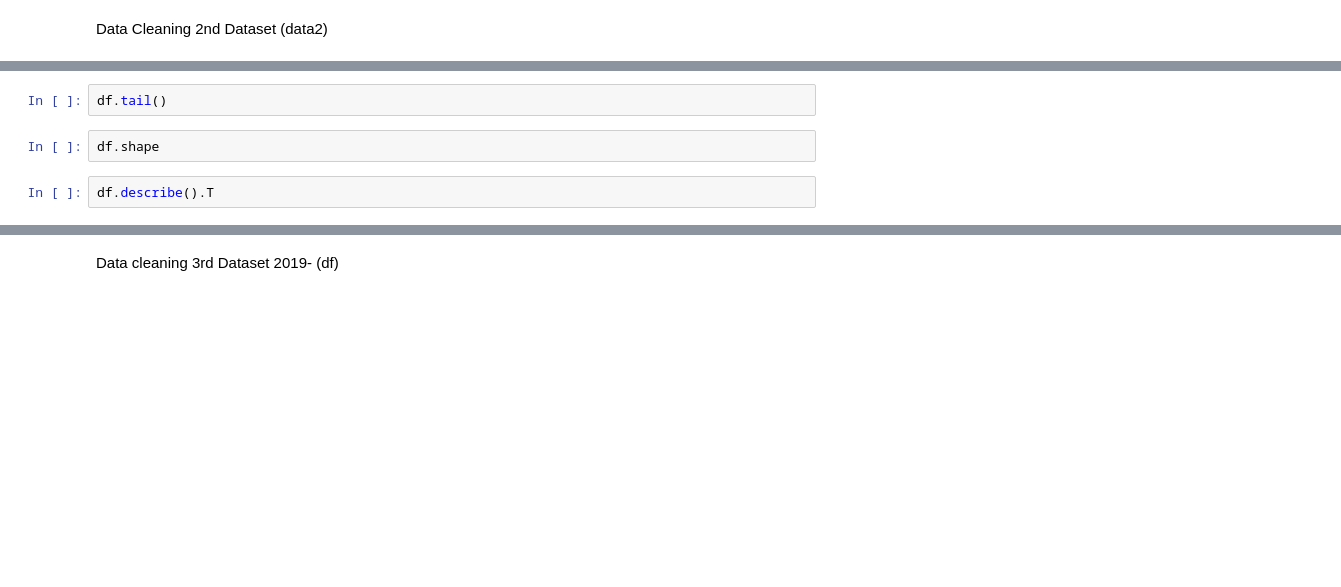
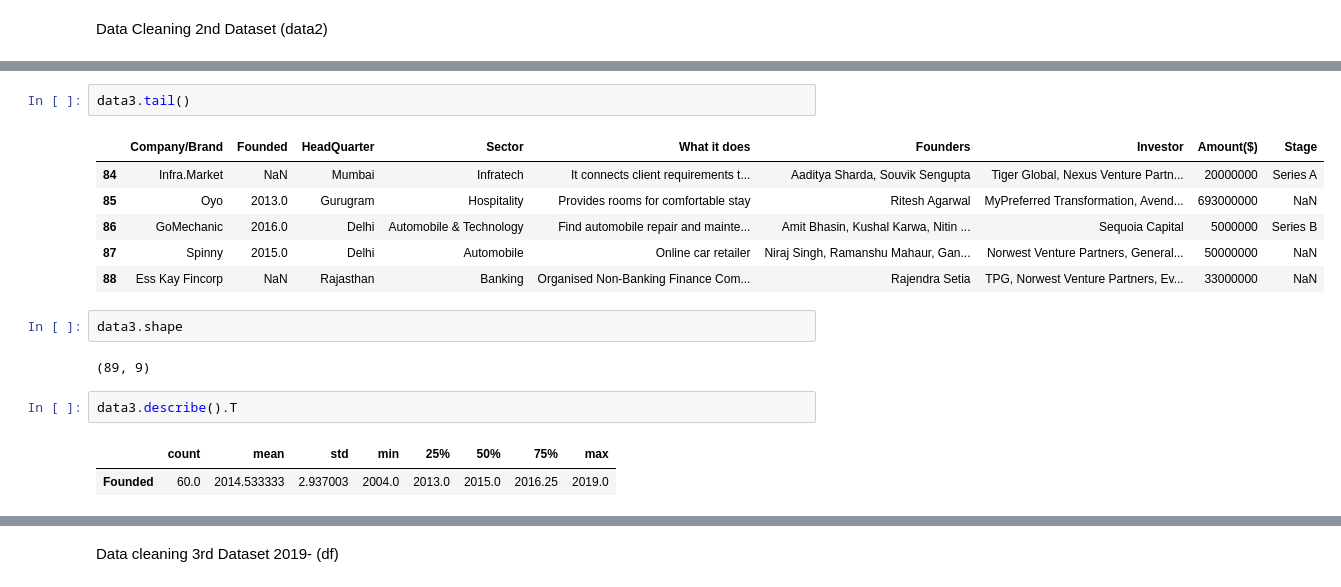
Before and after one commit to Njuraita/LP1-Indian-Startup-Ecosystem, a Jupyter notebook: Notebooks/LP1.ipynb, the cells around one changed output, grey strips where cells are left out. Saved outputs shown, nothing was run; the diff lists cells and outputs as text; blank space fills up the shorter version.

```diff
--- a/Notebooks/LP1.ipynb
+++ b/Notebooks/LP1.ipynb
@@ -355,7 +493,19 @@ df.head ()
 # %%
-df.tail()
+data3.tail()
+# %% [output]
+|  | Company/Brand | Founded | HeadQuarter | Sector | What it does | Founders | Investor | Amount($) | Stage |
+| 84 | Infra.Market | NaN | Mumbai | Infratech | It connects client requirements t... | Aaditya Sharda, Souvik Sengupta | Tiger Global, Nexus Venture Partn... | 20000000 | Series A |
+| 85 | Oyo | 2013.0 | Gurugram | Hospitality | Provides rooms for comfortable stay | Ritesh Agarwal | MyPreferred Transformation, Avend... | 693000000 | NaN |
+| 86 | GoMechanic | 2016.0 | Delhi | Automobile & Technology | Find automobile repair and mainte... | Amit Bhasin, Kushal Karwa, Nitin ... | Sequoia Capital | 5000000 | Series B |
+| 87 | Spinny | 2015.0 | Delhi | Automobile | Online car retailer | Niraj Singh, Ramanshu Mahaur, Gan... | Norwest Venture Partners, General... | 50000000 | NaN |
+| 88 | Ess Kay Fincorp | NaN | Rajasthan | Banking | Organised Non-Banking Finance Com... | Rajendra Setia | TPG, Norwest Venture Partners, Ev... | 33000000 | NaN |
 # %%
-df.shape
+data3.shape
+# %% [output]
+(89, 9)
 # %%
-df.describe().T
+data3.describe().T
+# %% [output]
+|  | count | mean | std | min | 25% | 50% | 75% | max |
+| Founded | 60.0 | 2014.533333 | 2.937003 | 2004.0 | 2013.0 | 2015.0 | 2016.25 | 2019.0 |
 # %%
```
Also changed, not shown: parts of 88 cells of this notebook.
